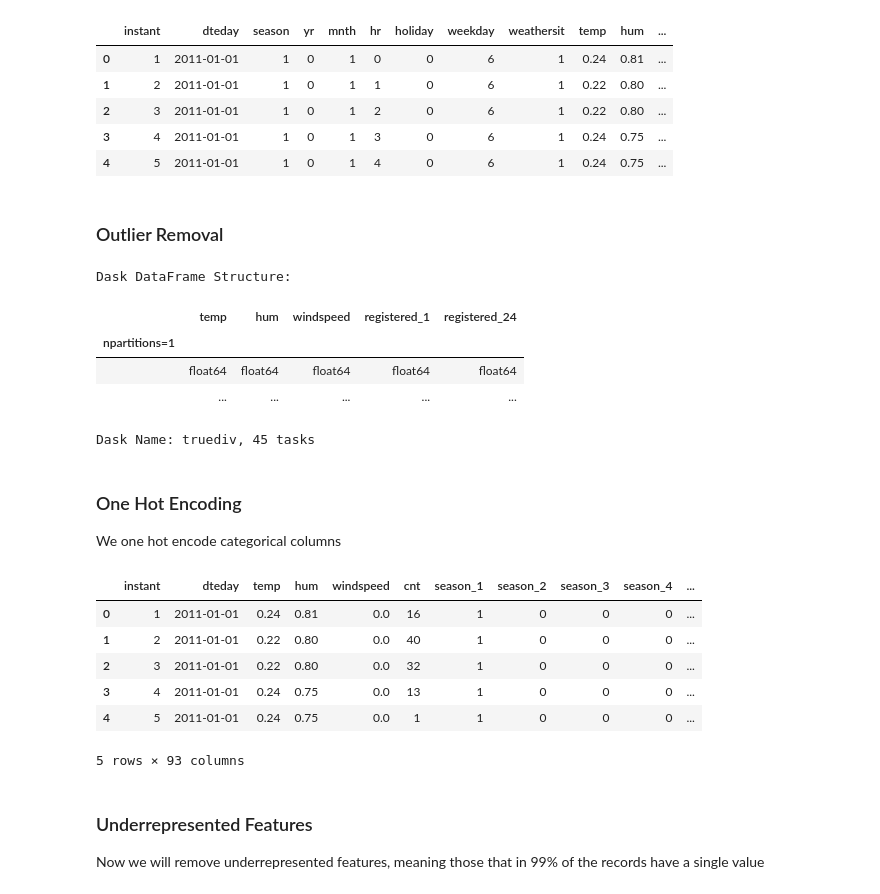
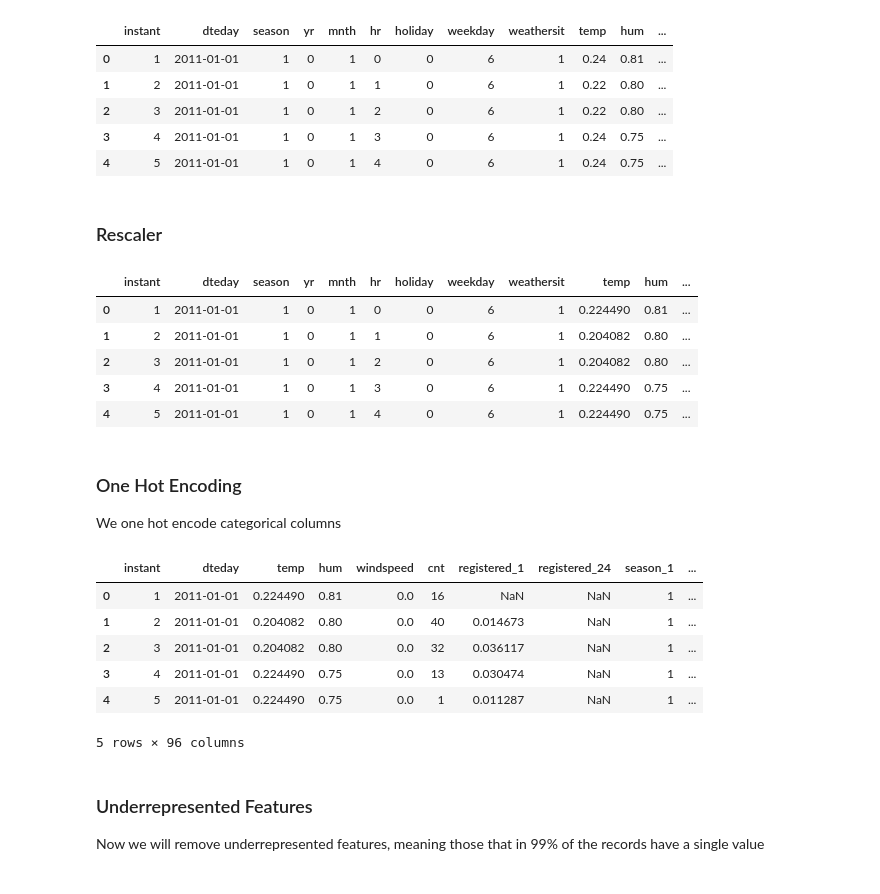
Before and after one commit to victorvu14/Victor_Vu_Dask, a Jupyter notebook: VictorVu_Dask.ipynb, the cells around one changed output. Drawn from its saved outputs; the diff is of its cells as text; code cells hidden in the pictures.

```diff
--- a/VictorVu_Dask.ipynb
+++ b/VictorVu_Dask.ipynb
@@ -528,19 +528,20 @@ data.head()
 | 2 | 3 | 2011-01-01 | 1 | 0 | 1 | 2 | 0 | 6 | 1 | 0.22 | 0.80 | ... |
 | 3 | 4 | 2011-01-01 | 1 | 0 | 1 | 3 | 0 | 6 | 1 | 0.24 | 0.75 | ... |
 | 4 | 5 | 2011-01-01 | 1 | 0 | 1 | 4 | 0 | 6 | 1 | 0.24 | 0.75 | ... |
-# %% [markdown]
-### Outlier Removal
+# %% [markdown]
+### Rescaler
 # %%
-from dask_ml.preprocessing import RobustScaler
-transformer = RobustScaler().fit(data[['temp','hum','windspeed','registered_1','registered_24']])
-transformer.transform(data[['temp','hum','windspeed','registered_1','registered_24']])
+from dask_ml.preprocessing import MinMaxScaler
+transformer = MinMaxScaler().fit(data[['temp','hum','windspeed','registered_1','registered_24']])
+data[['temp','hum','windspeed','registered_1','registered_24']] = transformer.transform(data[['temp','hum','windspeed','registered_1','registered_24']])
+data.head()
 # %% [output]
-Dask DataFrame Structure:
-|  | temp | hum | windspeed | registered_1 | registered_24 |
-| npartitions=1 |  |  |  |  |  |
-|  | float64 | float64 | float64 | float64 | float64 |
-|  | ... | ... | ... | ... | ... |
+|  | instant | dteday | season | yr | mnth | hr | holiday | weekday | weathersit | temp | hum | ... |
+| 0 | 1 | 2011-01-01 | 1 | 0 | 1 | 0 | 0 | 6 | 1 | 0.224490 | 0.81 | ... |
+| 1 | 2 | 2011-01-01 | 1 | 0 | 1 | 1 | 0 | 6 | 1 | 0.204082 | 0.80 | ... |
+| 2 | 3 | 2011-01-01 | 1 | 0 | 1 | 2 | 0 | 6 | 1 | 0.204082 | 0.80 | ... |
+| 3 | 4 | 2011-01-01 | 1 | 0 | 1 | 3 | 0 | 6 | 1 | 0.224490 | 0.75 | ... |
+| 4 | 5 | 2011-01-01 | 1 | 0 | 1 | 4 | 0 | 6 | 1 | 0.224490 | 0.75 | ... |
-Dask Name: truediv, 45 tasks
 # %% [markdown]
 ### One Hot Encoding
 
@@ -550,13 +551,13 @@ data_dummy = dd.get_dummies(data.categorize()).compute()
 # %%
 data_dummy.head()
 # %% [output]
-|  | instant | dteday | temp | hum | windspeed | cnt | season_1 | season_2 | season_3 | season_4 | ... |
-| 0 | 1 | 2011-01-01 | 0.24 | 0.81 | 0.0 | 16 | 1 | 0 | 0 | 0 | ... |
-| 1 | 2 | 2011-01-01 | 0.22 | 0.80 | 0.0 | 40 | 1 | 0 | 0 | 0 | ... |
-| 2 | 3 | 2011-01-01 | 0.22 | 0.80 | 0.0 | 32 | 1 | 0 | 0 | 0 | ... |
-| 3 | 4 | 2011-01-01 | 0.24 | 0.75 | 0.0 | 13 | 1 | 0 | 0 | 0 | ... |
-| 4 | 5 | 2011-01-01 | 0.24 | 0.75 | 0.0 | 1 | 1 | 0 | 0 | 0 | ... |
+|  | instant | dteday | temp | hum | windspeed | cnt | registered_1 | registered_24 | season_1 | ... |
+| 0 | 1 | 2011-01-01 | 0.224490 | 0.81 | 0.0 | 16 | NaN | NaN | 1 | ... |
+| 1 | 2 | 2011-01-01 | 0.204082 | 0.80 | 0.0 | 40 | 0.014673 | NaN | 1 | ... |
+| 2 | 3 | 2011-01-01 | 0.204082 | 0.80 | 0.0 | 32 | 0.036117 | NaN | 1 | ... |
+| 3 | 4 | 2011-01-01 | 0.224490 | 0.75 | 0.0 | 13 | 0.030474 | NaN | 1 | ... |
+| 4 | 5 | 2011-01-01 | 0.224490 | 0.75 | 0.0 | 1 | 0.011287 | NaN | 1 | ... |
-5 rows × 93 columns
+5 rows × 96 columns
 # %% [markdown]
 ### Underrepresented Features
 
```
Also changed, not shown: parts of 20 cells of this notebook.
